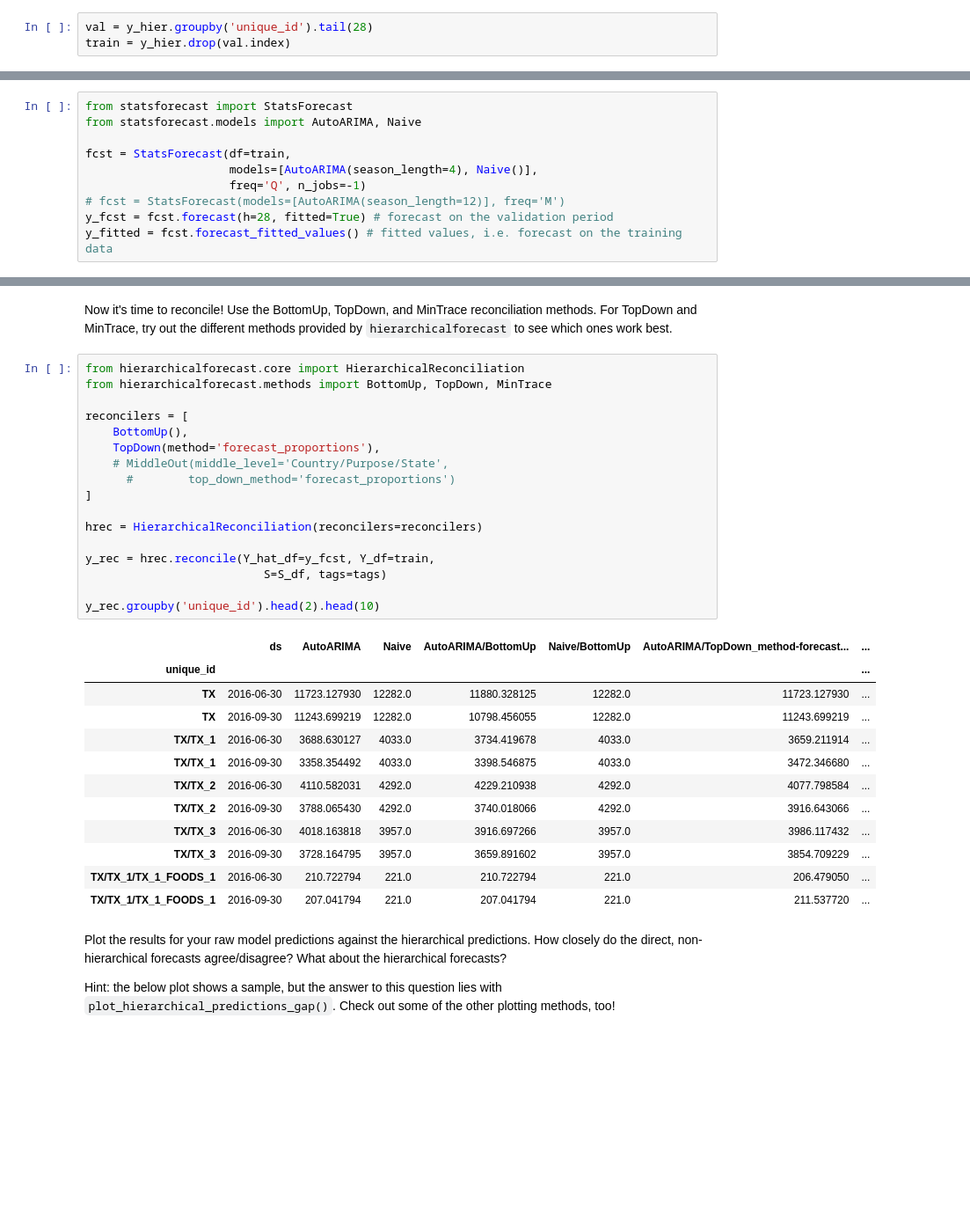
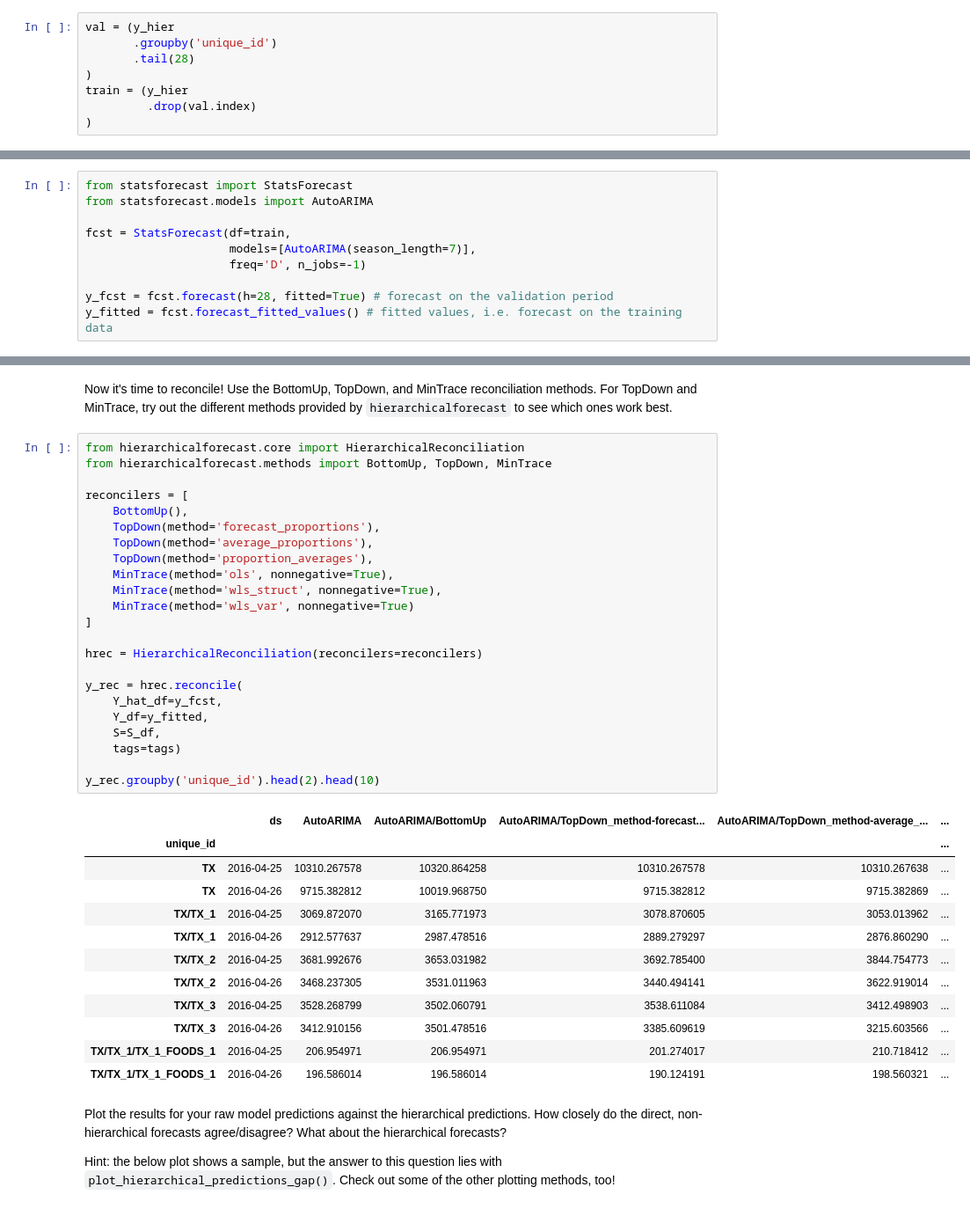
Before and after one commit to rctruta/Forecasting-ML, a Jupyter notebook: forecasting-ml-project3.ipynb, the cells around one changed output, grey strips where cells are left out. Shown at 88% size. Cells and saved outputs as stored; diff of their text form; blank space fills up the shorter version.

```diff
--- a/forecasting-ml-project3.ipynb
+++ b/forecasting-ml-project3.ipynb
@@ -152,5 +135,10 @@ HierarchicalPlot(S_df, tags).plot_summing_matrix()
 # %% [markdown]
 I went ahead and split your data for you. Train a `StatsForecast` model (any algorithm works, I used AutoARIMA). Be sure to grab the fitted values (i.e. the predictions on the training set), since we'll need that later.
 # %%
-val = y_hier.groupby('unique_id').tail(28)
-train = y_hier.drop(val.index)
+val = (y_hier
+       .groupby('unique_id')
+       .tail(28)
+)
+train = (y_hier
+         .drop(val.index)
+)
@@ -181,11 +145,11 @@ memory usage: 945.3+ KB
 # %%
 from statsforecast import StatsForecast
-from statsforecast.models import AutoARIMA, Naive
+from statsforecast.models import AutoARIMA
 
 fcst = StatsForecast(df=train,
-                     models=[AutoARIMA(season_length=4), Naive()],
-                     freq='Q', n_jobs=-1)
-# fcst = StatsForecast(models=[AutoARIMA(season_length=12)], freq='M')
+                     models=[AutoARIMA(season_length=7)],
+                     freq='D', n_jobs=-1)
+
 y_fcst = fcst.forecast(h=28, fitted=True) # forecast on the validation period
 y_fitted = fcst.forecast_fitted_values() # fitted values, i.e. forecast on the training data
 # %% [markdown]
@@ -227,33 +187,39 @@ Now it's time to reconcile! Use the BottomUp, TopDown, and MinTrace reconciliati
 # %%
 from hierarchicalforecast.core import HierarchicalReconciliation
 from hierarchicalforecast.methods import BottomUp, TopDown, MinTrace
 
 reconcilers = [
     BottomUp(),
     TopDown(method='forecast_proportions'),
-    # MiddleOut(middle_level='Country/Purpose/State',
-      #        top_down_method='forecast_proportions')
+    TopDown(method='average_proportions'),
+    TopDown(method='proportion_averages'),
+    MinTrace(method='ols', nonnegative=True),
+    MinTrace(method='wls_struct', nonnegative=True),
+    MinTrace(method='wls_var', nonnegative=True)
 ]
 
 hrec = HierarchicalReconciliation(reconcilers=reconcilers)
 
-y_rec = hrec.reconcile(Y_hat_df=y_fcst, Y_df=train,
-                          S=S_df, tags=tags)
+y_rec = hrec.reconcile(
+    Y_hat_df=y_fcst,
+    Y_df=y_fitted,
+    S=S_df,
+    tags=tags)
 
 y_rec.groupby('unique_id').head(2).head(10)
 # %% [output]
-|  | ds | AutoARIMA | Naive | AutoARIMA/BottomUp | Naive/BottomUp | AutoARIMA/TopDown_method-forecast... | ... |
-| unique_id |  |  |  |  |  |  | ... |
-| TX | 2016-06-30 | 11723.127930 | 12282.0 | 11880.328125 | 12282.0 | 11723.127930 | ... |
-| TX | 2016-09-30 | 11243.699219 | 12282.0 | 10798.456055 | 12282.0 | 11243.699219 | ... |
-| TX/TX_1 | 2016-06-30 | 3688.630127 | 4033.0 | 3734.419678 | 4033.0 | 3659.211914 | ... |
-| TX/TX_1 | 2016-09-30 | 3358.354492 | 4033.0 | 3398.546875 | 4033.0 | 3472.346680 | ... |
-| TX/TX_2 | 2016-06-30 | 4110.582031 | 4292.0 | 4229.210938 | 4292.0 | 4077.798584 | ... |
-| TX/TX_2 | 2016-09-30 | 3788.065430 | 4292.0 | 3740.018066 | 4292.0 | 3916.643066 | ... |
-| TX/TX_3 | 2016-06-30 | 4018.163818 | 3957.0 | 3916.697266 | 3957.0 | 3986.117432 | ... |
-| TX/TX_3 | 2016-09-30 | 3728.164795 | 3957.0 | 3659.891602 | 3957.0 | 3854.709229 | ... |
-| TX/TX_1/TX_1_FOODS_1 | 2016-06-30 | 210.722794 | 221.0 | 210.722794 | 221.0 | 206.479050 | ... |
-| TX/TX_1/TX_1_FOODS_1 | 2016-09-30 | 207.041794 | 221.0 | 207.041794 | 221.0 | 211.537720 | ... |
+|  | ds | AutoARIMA | AutoARIMA/BottomUp | AutoARIMA/TopDown_method-forecast... | AutoARIMA/TopDown_method-average_... | ... |
+| unique_id |  |  |  |  |  | ... |
+| TX | 2016-04-25 | 10310.267578 | 10320.864258 | 10310.267578 | 10310.267638 | ... |
+| TX | 2016-04-26 | 9715.382812 | 10019.968750 | 9715.382812 | 9715.382869 | ... |
+| TX/TX_1 | 2016-04-25 | 3069.872070 | 3165.771973 | 3078.870605 | 3053.013962 | ... |
+| TX/TX_1 | 2016-04-26 | 2912.577637 | 2987.478516 | 2889.279297 | 2876.860290 | ... |
+| TX/TX_2 | 2016-04-25 | 3681.992676 | 3653.031982 | 3692.785400 | 3844.754773 | ... |
+| TX/TX_2 | 2016-04-26 | 3468.237305 | 3531.011963 | 3440.494141 | 3622.919014 | ... |
+| TX/TX_3 | 2016-04-25 | 3528.268799 | 3502.060791 | 3538.611084 | 3412.498903 | ... |
+| TX/TX_3 | 2016-04-26 | 3412.910156 | 3501.478516 | 3385.609619 | 3215.603566 | ... |
+| TX/TX_1/TX_1_FOODS_1 | 2016-04-25 | 206.954971 | 206.954971 | 201.274017 | 210.718412 | ... |
+| TX/TX_1/TX_1_FOODS_1 | 2016-04-26 | 196.586014 | 196.586014 | 190.124191 | 198.560321 | ... |
 # %% [markdown]
 Plot the results for your raw model predictions against the hierarchical predictions. How closely do the direct, non-hierarchical forecasts agree/disagree? What about the hierarchical forecasts?
 
```
Also changed, not shown: parts of 32 cells of this notebook.
